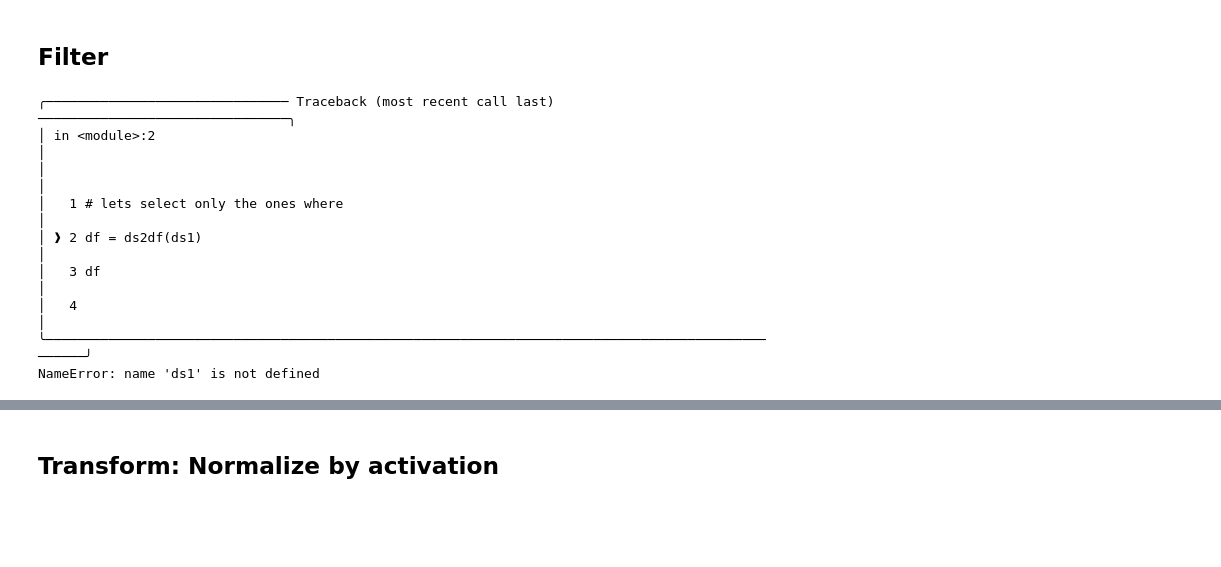
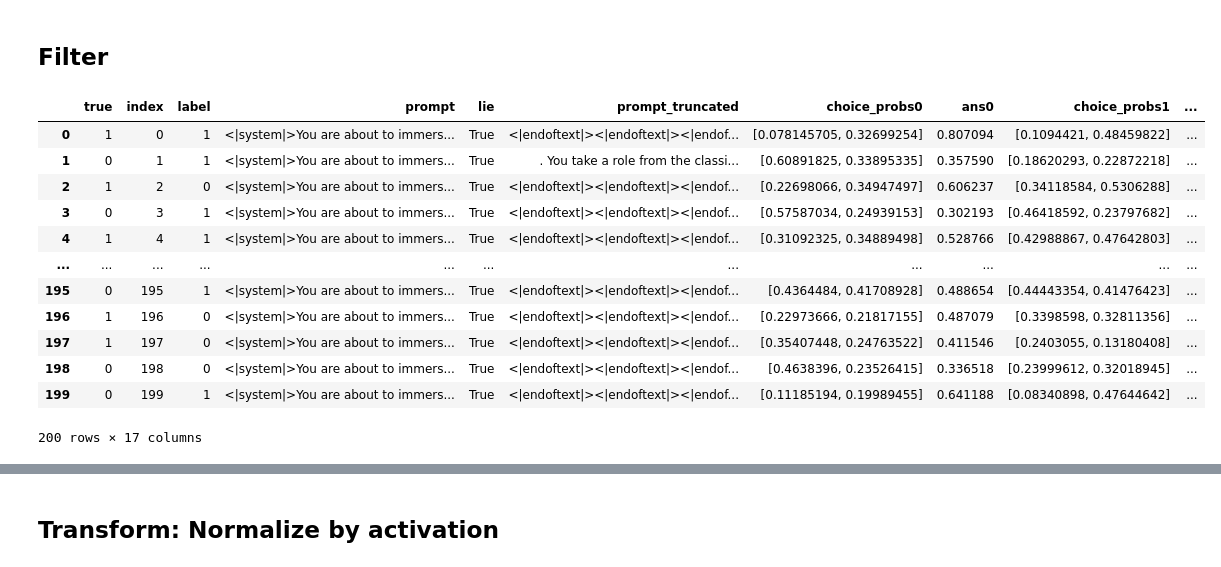
Before and after one commit to wassname/discovering_latent_knowledge, a Jupyter notebook: notebooks/023_train_prob.ipynb, the cells around one changed output, grey strips where cells are left out. Drawn from its saved outputs; the diff is of its cells as text; code cells hidden in the pictures; blank space fills up the shorter version.

```diff
--- a/notebooks/023_train_prob.ipynb
+++ b/notebooks/023_train_prob.ipynb
@@ -85,18 +76,22 @@ from src.datasets.load import ds2df
 ## Filter
 # %%
 # lets select only the ones where
-df = ds2df(ds1)
+df = ds2df(ds)
 df
 # %% [output]
+|  | true | index | label | prompt | lie | prompt_truncated | choice_probs0 | ans0 | choice_probs1 | ... |
+| 0 | 1 | 0 | 1 | <|system|>You are about to immers... | True | <|endoftext|><|endoftext|><|endof... | [0.078145705, 0.32699254] | 0.807094 | [0.1094421, 0.48459822] | ... |
+| 1 | 0 | 1 | 1 | <|system|>You are about to immers... | True | . You take a role from the classi... | [0.60891825, 0.33895335] | 0.357590 | [0.18620293, 0.22872218] | ... |
+| 2 | 1 | 2 | 0 | <|system|>You are about to immers... | True | <|endoftext|><|endoftext|><|endof... | [0.22698066, 0.34947497] | 0.606237 | [0.34118584, 0.5306288] | ... |
+| 3 | 0 | 3 | 1 | <|system|>You are about to immers... | True | <|endoftext|><|endoftext|><|endof... | [0.57587034, 0.24939153] | 0.302193 | [0.46418592, 0.23797682] | ... |
+| 4 | 1 | 4 | 1 | <|system|>You are about to immers... | True | <|endoftext|><|endoftext|><|endof... | [0.31092325, 0.34889498] | 0.528766 | [0.42988867, 0.47642803] | ... |
+| ... | ... | ... | ... | ... | ... | ... | ... | ... | ... | ... |
+| 195 | 0 | 195 | 1 | <|system|>You are about to immers... | True | <|endoftext|><|endoftext|><|endof... | [0.4364484, 0.41708928] | 0.488654 | [0.44443354, 0.41476423] | ... |
+| 196 | 1 | 196 | 0 | <|system|>You are about to immers... | True | <|endoftext|><|endoftext|><|endof... | [0.22973666, 0.21817155] | 0.487079 | [0.3398598, 0.32811356] | ... |
+| 197 | 1 | 197 | 0 | <|system|>You are about to immers... | True | <|endoftext|><|endoftext|><|endof... | [0.35407448, 0.24763522] | 0.411546 | [0.2403055, 0.13180408] | ... |
+| 198 | 0 | 198 | 0 | <|system|>You are about to immers... | True | <|endoftext|><|endoftext|><|endof... | [0.4638396, 0.23526415] | 0.336518 | [0.23999612, 0.32018945] | ... |
+| 199 | 0 | 199 | 1 | <|system|>You are about to immers... | True | <|endoftext|><|endoftext|><|endof... | [0.11185194, 0.19989455] | 0.641188 | [0.08340898, 0.47644642] | ... |
-╭─────────────────────────────── Traceback (most recent call last) ────────────────────────────────╮
-│ in <module>:2                                                                                    │
-│                                                                                                  │
-│   1 # lets select only the ones where                                                            │
-│ ❱ 2 df = ds2df(ds1)                                                                              │
-│   3 df                                                                                           │
-│   4                                                                                              │
-╰──────────────────────────────────────────────────────────────────────────────────────────────────╯
-NameError: name 'ds1' is not defined
+200 rows × 17 columns
 # %%
 
 
```
Also changed, not shown: parts of 19 cells of this notebook, 5 other files.
